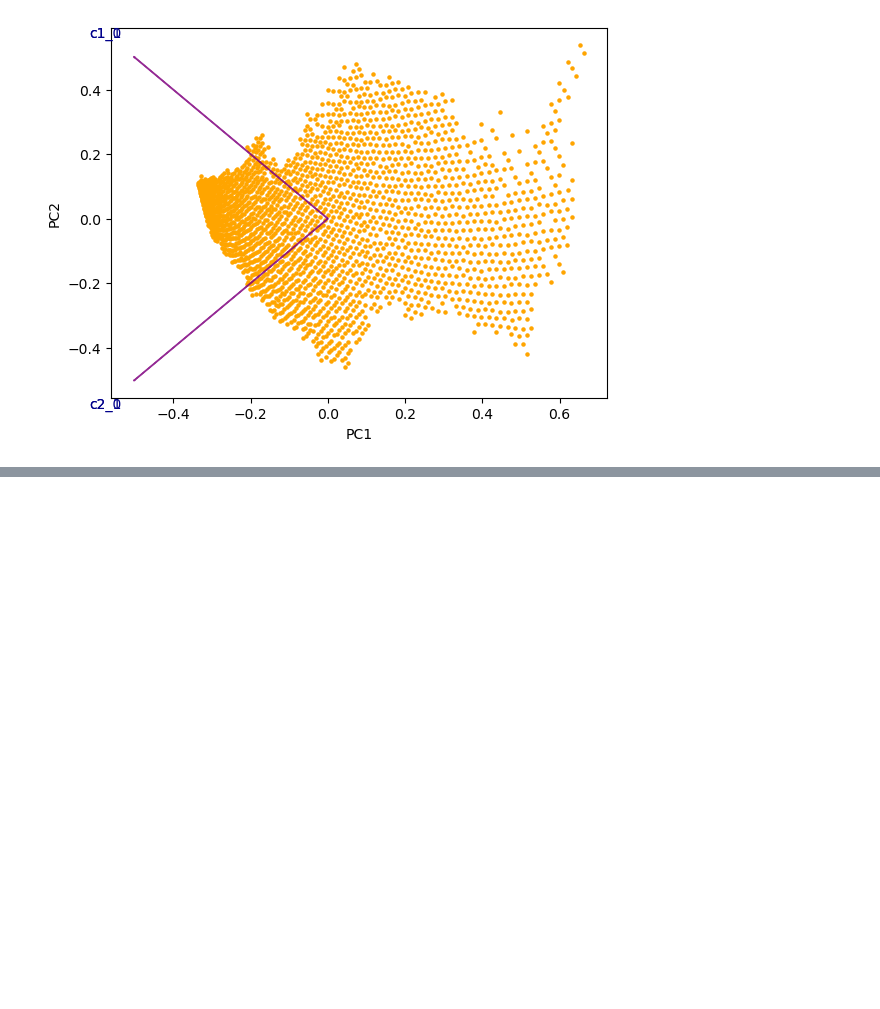
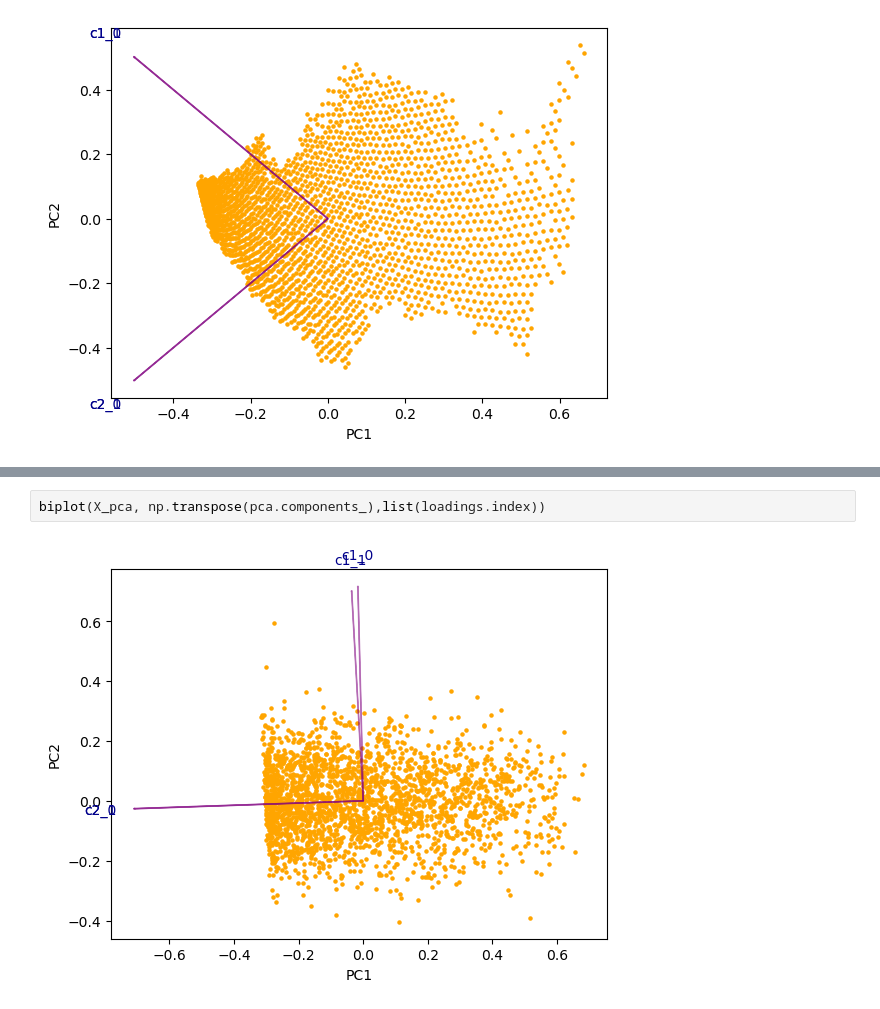
Before and after one commit to ascsn/ModelOrthogonalization, a Jupyter notebook: ToyExample/toymodels.ipynb, the cells around one changed output, grey strips where cells are left out. Drawn from its saved outputs; the diff is of its cells as text; blank space fills up the shorter version.

```diff
--- a/ToyExample/toymodels.ipynb
+++ b/ToyExample/toymodels.ipynb
@@ -186,0 +264,4 @@ biplot(X_pca, np.transpose(pca.components_),list(loadings.index))
+# %%
+biplot(X_pca, np.transpose(pca.components_),list(loadings.index))
+# %% [output]
+[figure, added]
```
Also changed, not shown: parts of 10 cells of this notebook, 1 other file.
